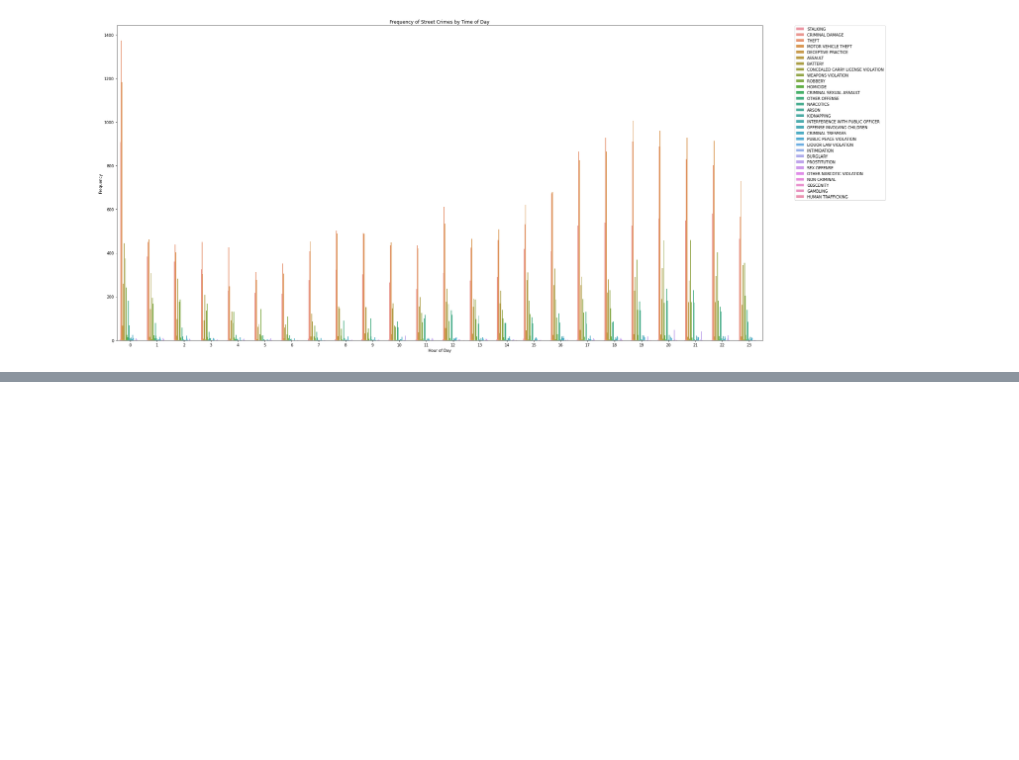
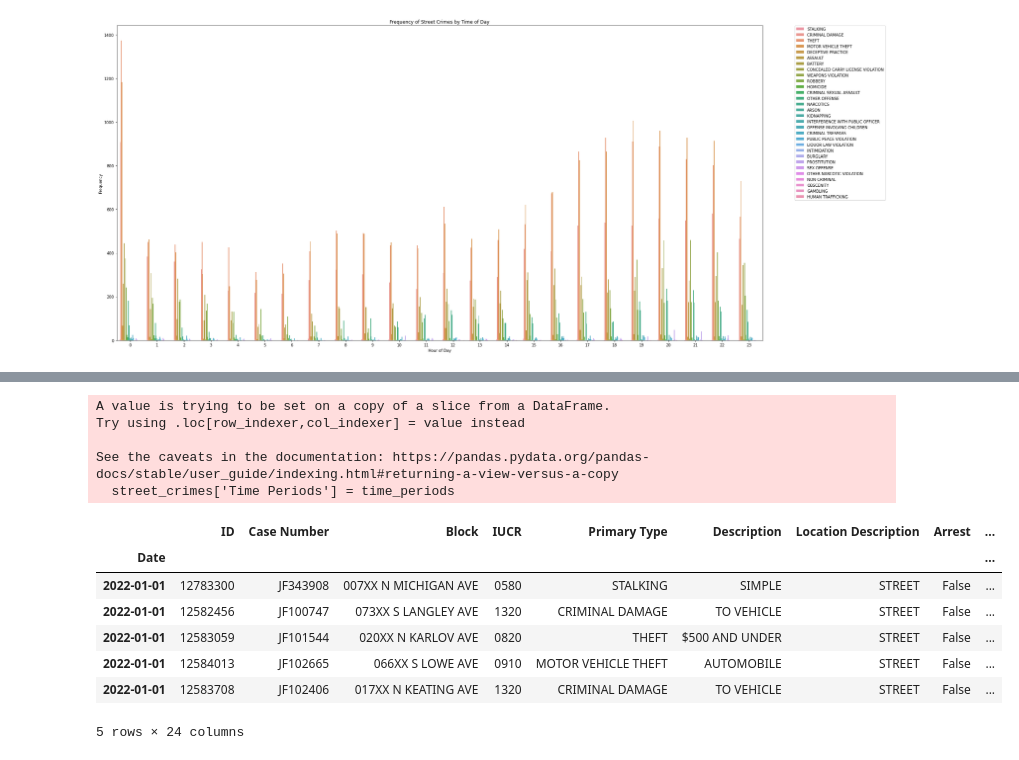
Before and after one commit to amudd10/Chicago-Crime-Analysis, a Jupyter notebook: Chi_crime2022.ipynb, the cells around one changed output, grey strips where cells are left out. Cells and saved outputs as stored; diff of their text form; code cells hidden in the pictures; blank space fills up the shorter version.

```diff
--- a/Chi_crime2022.ipynb
+++ b/Chi_crime2022.ipynb
@@ -279,0 +341,31 @@ See the caveats in the documentation: https://pandas.pydata.org/pandas-docs/stab
+# %%
+time_periods = []
+
+for date in street_crimes.index:
+    hour = date.hour
+
+    if hour > 5 and hour <12:
+        time_periods.append('Morning')
+    elif hour > 12 and hour < 17:
+        time_periods.append('Afternoon')
+    elif hour > 17 and hour < 21:
+        time_periods.append('Evening')
+    else:
+        time_periods.append('Night')
+
+street_crimes['Time Periods'] = time_periods
+street_crimes.head()
+# %% [output]
+A value is trying to be set on a copy of a slice from a DataFrame.
+Try using .loc[row_indexer,col_indexer] = value instead
+
+See the caveats in the documentation: https://pandas.pydata.org/pandas-docs/stable/user_guide/indexing.html#returning-a-view-versus-a-copy
+  street_crimes['Time Periods'] = time_periods
+|  | ID | Case Number | Block | IUCR | Primary Type | Description | Location Description | Arrest | ... |
+| Date |  |  |  |  |  |  |  |  | ... |
+| 2022-01-01 | 12783300 | JF343908 | 007XX N MICHIGAN AVE | 0580 | STALKING | SIMPLE | STREET | False | ... |
+| 2022-01-01 | 12582456 | JF100747 | 073XX S LANGLEY AVE | 1320 | CRIMINAL DAMAGE | TO VEHICLE | STREET | False | ... |
+| 2022-01-01 | 12583059 | JF101544 | 020XX N KARLOV AVE | 0820 | THEFT | $500 AND UNDER | STREET | False | ... |
+| 2022-01-01 | 12584013 | JF102665 | 066XX S LOWE AVE | 0910 | MOTOR VEHICLE THEFT | AUTOMOBILE | STREET | False | ... |
+| 2022-01-01 | 12583708 | JF102406 | 017XX N KEATING AVE | 1320 | CRIMINAL DAMAGE | TO VEHICLE | STREET | False | ... |
+5 rows × 24 columns
```
Also changed, not shown: parts of 5 cells of this notebook.
